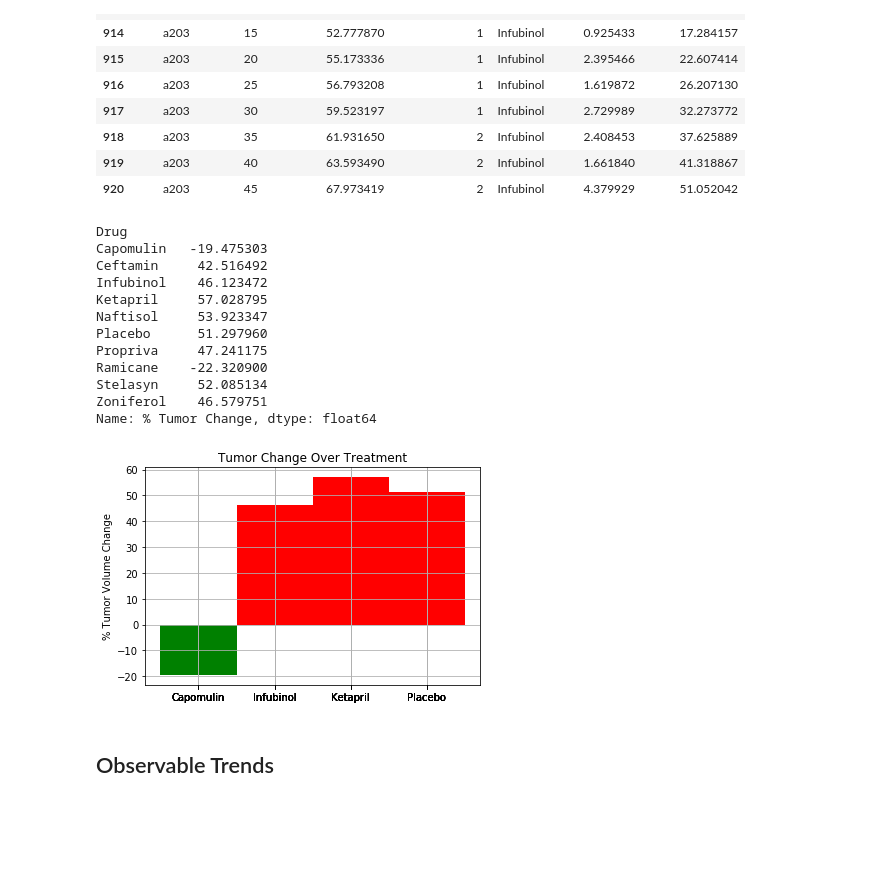
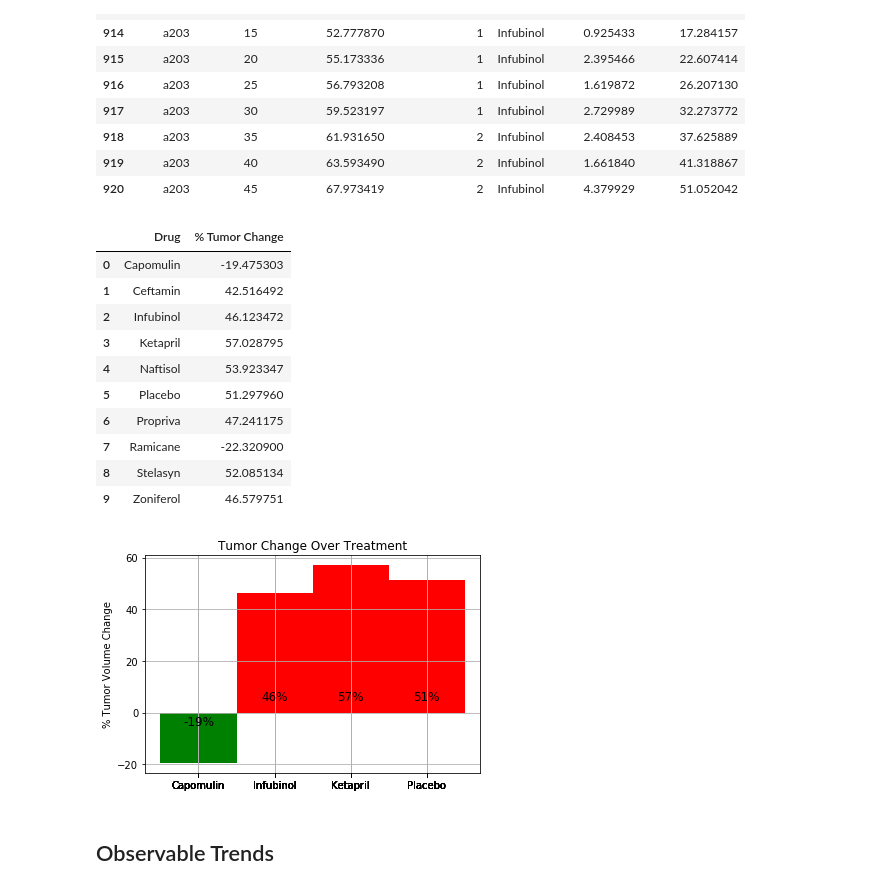
Before and after one commit to cfogel55/BootcampRepo, a Jupyter notebook: Pymaceuticals.ipynb, the cells around one changed output. Cells and saved outputs as stored; diff of their text form; code cells hidden in the pictures; blank space fills up the shorter version.

```diff
--- a/Pymaceuticals.ipynb
+++ b/Pymaceuticals.ipynb
@@ -301,18 +301,18 @@ sorted_data.head(10)
 | 919 | a203 | 40 | 63.593490 | 2 | Infubinol | 1.661840 | 41.318867 |
 | 920 | a203 | 45 | 67.973419 | 2 | Infubinol | 4.379929 | 51.052042 |
 # %%
-change_percent_by_drug = sorted_data[sorted_data['Timepoint'] == 45].groupby('Drug')['% Tumor Change'].mean()
+# Only want percent changes at day 45, to get percent change across all 45 days.
+change_percent_by_drug = sorted_data[sorted_data['Timepoint'] == 45].groupby('Drug')['% Tumor Change'].mean().reset_index()
 change_percent_by_drug
 # %% [output]
-Drug
-Capomulin   -19.475303
-Ceftamin     42.516492
-Infubinol    46.123472
-Ketapril     57.028795
-Naftisol     53.923347
-Placebo      51.297960
-Propriva     47.241175
-Ramicane    -22.320900
-Stelasyn     52.085134
-Zoniferol    46.579751
-Name: % Tumor Change, dtype: float64
+|  | Drug | % Tumor Change |
+| 0 | Capomulin | -19.475303 |
+| 1 | Ceftamin | 42.516492 |
+| 2 | Infubinol | 46.123472 |
+| 3 | Ketapril | 57.028795 |
+| 4 | Naftisol | 53.923347 |
+| 5 | Placebo | 51.297960 |
+| 6 | Propriva | 47.241175 |
+| 7 | Ramicane | -22.320900 |
+| 8 | Stelasyn | 52.085134 |
+| 9 | Zoniferol | 46.579751 |
@@ -335,27 +329,35 @@ def get_color(mean_perc_tumor_change):
     return bar_color
 # %%
 def create_barchart_column(drug, position):
+    drugs.append(drug)
     positions.append(position)
-    drugs.append(drug)
-    y_axis = sorted_data[(sorted_data['Timepoint'] == 45) & (sorted_data['Drug'] == drug)].groupby('Drug')['% Tumor Change'].mean()
+
     x_axis = np.arange(position, position + 1)
+    y_axis = list(change_percent_by_drug[change_percent_by_drug['Drug'] == drug]['% Tumor Change'])
     plt.bar(x_axis, y_axis, color=get_color(y_axis[0]), align='center', width=1)
+
+    if get_color(y_axis[0]) == 'red':
+        y_pos = 5
+    else:
+        y_pos = -5
+
+    label = str(round(y_axis[0])) + "%"
+    plt.text (position, y_pos, label, fontsize=12, horizontalalignment='center')
 # %%
 create_barchart_column ('Capomulin', 1)
 create_barchart_column ('Infubinol', 2)
 create_barchart_column ('Ketapril', 3)
 create_barchart_column ('Placebo', 4)
 
 plt.grid()
 plt.title("Tumor Change Over Treatment")
 plt.ylabel("% Tumor Volume Change")
 plt.xticks(positions, drugs)
-
-#ax.set_xticklabels(['Capomulin', 'Infubinol', 'Ketapril', 'Placebo'])
+plt.yticks(np.arange(-20, 61, 20))
 plt.savefig("Percent Tumor Volume Change")
 plt.show()
 # %% [output]
-[figure, old version]
+[figure, new version]
 # %% [markdown]
 ## Observable Trends
 # %% [markdown]
```
Also changed, not shown: parts of 2 cells of this notebook.
